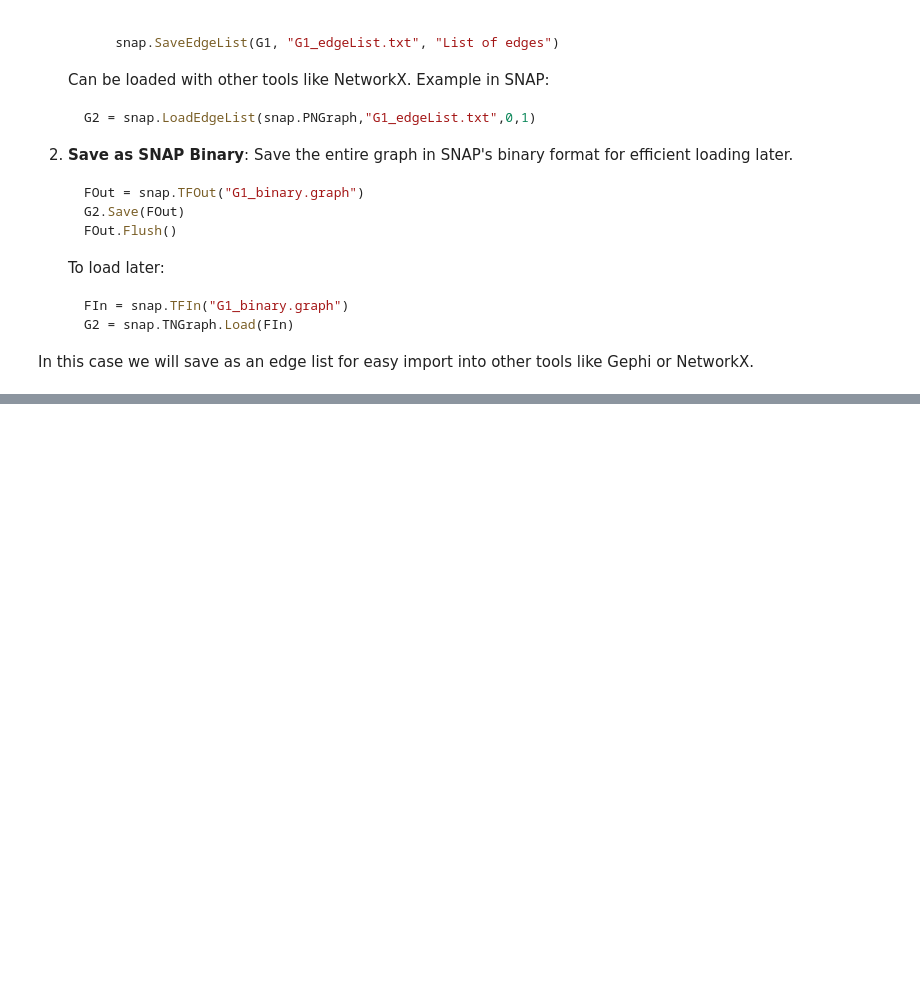
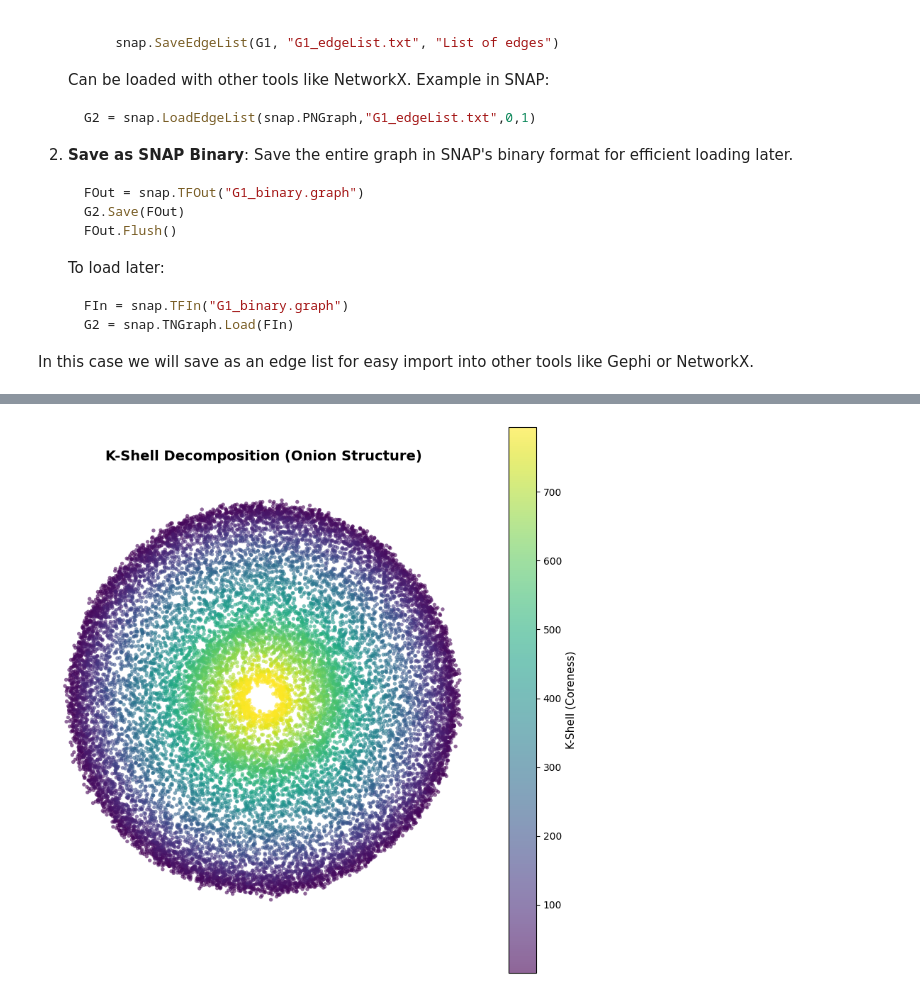
Before and after one commit to rcrtss/upf-ddsa-2026, a Jupyter notebook: snap/analysis.ipynb, the cells around one changed output, grey strips where cells are left out. Drawn from its saved outputs; the diff is of its cells as text; code cells hidden in the pictures; blank space fills up the shorter version.

```diff
--- a/snap/analysis.ipynb
+++ b/snap/analysis.ipynb
@@ -348,9 +119,9 @@ NumPy and Pandas ready for network analysis
 PATH = "bounties_data/Bounties(Altcoins)/labeled/comments_participation.tsv"
 
 try:
-    part = pd.read_csv(PATH, sep="\t", low_memory=False)
+    comments_participation = pd.read_csv(PATH, sep="\t", low_memory=False)
     print("Loaded:", PATH)
-    print("Columns:", part.columns.tolist())
+    print("Columns:", comments_participation.columns.tolist())
 except FileNotFoundError:
     print(f"Dataset not found at {PATH}")
     print("Make sure to download the dataset first (see cell above)")
@@ -387,10 +144,11 @@ Detected camp_col: thread_id
 # %%
 # Extract and clean the data
-df = part[[user_col, camp_col]].dropna().copy()
+df = comments_participation[[user_col, username_col, thread_id]].dropna().copy()
 df[user_col] = df[user_col].astype(str)
-df[camp_col] = df[camp_col].astype(str)
+df[username_col] = df[username_col]
+df[thread_id] = df[thread_id].astype(str)
 
 print(f"Data shape: {df.shape}")
 print(f"Unique users: {df[user_col].nunique()}")
-print(f"Unique campaigns: {df[camp_col].nunique()}")
+print(f"Unique campaigns: {df[thread_id].nunique()}")
 # %% [output]
@@ -404,7 +162,7 @@ Create weighted edges representing how many campaigns users participated in toge
 # %%
 # Build weighted co-participation edges
 # Group users by campaign/thread
-users_by_campaign = df.groupby(camp_col)[user_col].apply(lambda x: sorted(set(x)))
+users_by_campaign = df.groupby(thread_id)[user_col].apply(lambda x: sorted(set(x)))
 
 # Count co-participation (users in same campaign = edge with weight +1)
 edge_counts = Counter()
@@ -427,6 +185,7 @@ for camp, users in users_by_campaign.items():
 
 print(f"Total campaigns: {users_by_campaign.shape[0]}")
 print(f"Campaigns skipped (too many users): {skipped_big}")
+print(f"Considered campaigns: {users_by_campaign.shape[0] - skipped_big}")
 print(f"Unique user pairs (edges): {len(edge_counts)}")
 print(f"Total co-participation instances: {sum(edge_counts.values())}")
 # %% [output]
@@ -679,0 +622,71 @@ snap.SaveEdgeList(G, "G01_edgeList.txt", "List of edges")
+# %%
+# Visualize k-shell decomposition as onion diagram
+import numpy as np
+import matplotlib.pyplot as plt
+
+def plot_k_shell_onion(
+    shell_nodes,
+    max_per_shell=100,  # Reduced from 150 to limit memory
+    seed=42,
+    title="K-Shell Decomposition (Onion Structure)",
+):
+    """
+    Visualize k-shell decomposition as concentric rings.
+    - Innermost ring: highest k-value (most densely connected core)
+    - Outer rings: progressively lower k-values
+    """
+    rng = np.random.default_rng(seed)
+
+    k_values = sorted(shell_nodes.keys())
+    k_min, k_max = k_values[0], k_values[-1]
+
+    # Map k -> radius (high k near center, low k far from center)
+    def radius_for_k(k):
+        if k_max == k_min:
+            return 0.5
+        return 0.1 + 0.9 * (k_max - k) / (k_max - k_min)
+
+    # Pre-allocate arrays for efficiency
+    total_points = sum(min(len(shell_nodes[k]), max_per_shell) for k in k_values)
+    xs = np.zeros(total_points)
+    ys = np.zeros(total_points)
+    cs = np.zeros(total_points)
+
+    idx = 0
+    for k in k_values:
+        nodes = shell_nodes[k]
+        n = min(len(nodes), max_per_shell)
+
+        # Angles around the circle + small radial jitter
+        theta = rng.uniform(0, 2*np.pi, size=n)
+        r0 = radius_for_k(k)
+        r = r0 + rng.normal(0, 0.015, size=n)
+
+        xs[idx:idx+n] = r * np.cos(theta)
+        ys[idx:idx+n] = r * np.sin(theta)
+        cs[idx:idx+n] = k
+        idx += n
+
+    # Create plot
+    fig, ax = plt.subplots(figsize=(8, 8))
+    scatter = ax.scatter(xs, ys, c=cs, s=15, alpha=0.6, cmap='viridis',
+                         edgecolors='none')  # Remove edge for faster rendering
+    ax.set_aspect('equal')
+    ax.axis('off')
+    ax.set_title(title, fontsize=14, fontweight='bold', pad=20)
+
+    cbar = plt.colorbar(scatter, ax=ax, label='K-Shell (Coreness)')
+    cbar.set_label('K-Shell (Coreness)', fontsize=11)
+
+    plt.tight_layout()
+    plt.show()
+
+    # Explicitly close figure to free memory
+    plt.close(fig)
+
+# Generate visualization
+print("Generating k-shell onion visualization...")
+print(f"Total nodes: {sum(len(v) for v in shell_nodes.values())}")
+print(f"Sampling up to 100 nodes per shell for visualization")
+plot_k_shell_onion(shell_nodes, max_per_shell=100, seed=57)
+# %% [output]
@@ -679,0 +696 @@ snap.SaveEdgeList(G, "G01_edgeList.txt", "List of edges")
+[figure, added]
```
Also changed, not shown: parts of 70 cells of this notebook, 3 other files.
